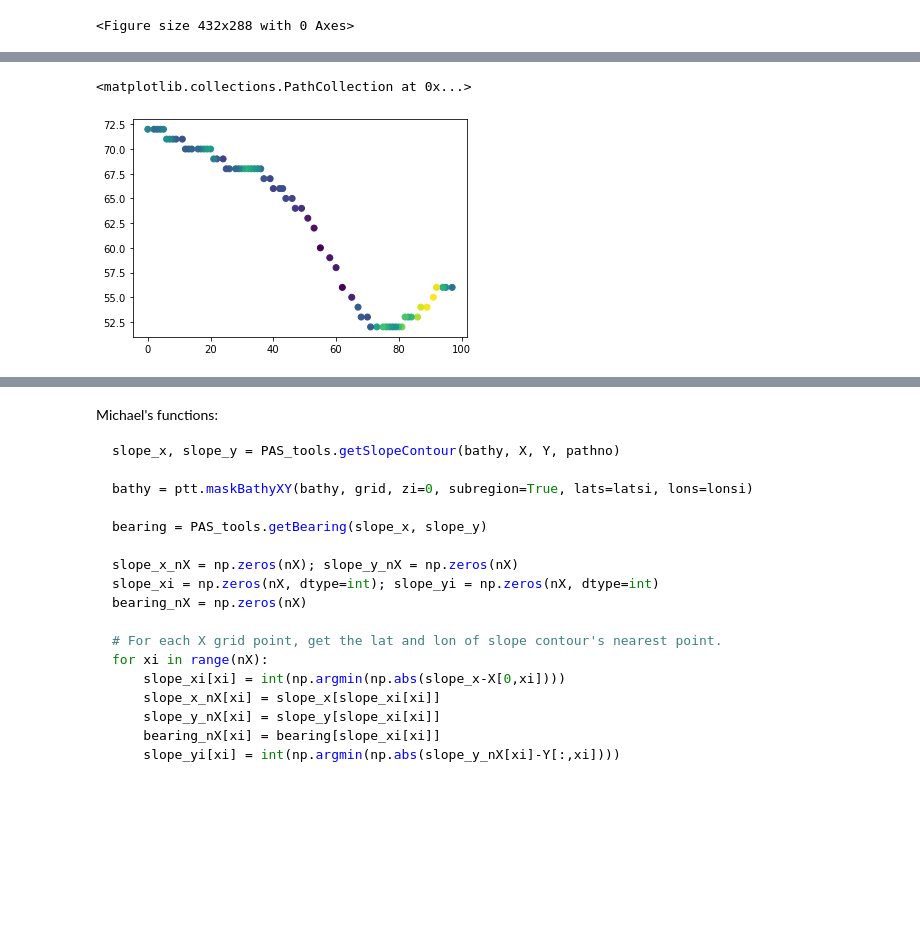
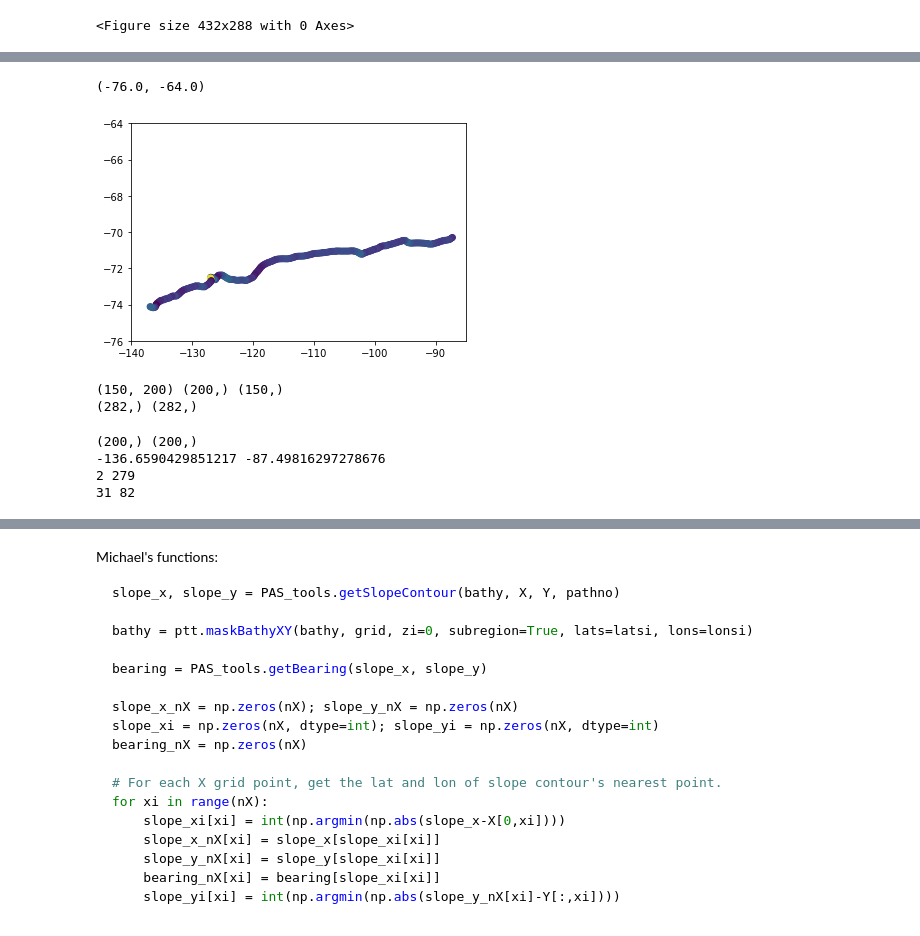
Before and after one commit to brogalla/analysis-birgal, a Jupyter notebook: nemo_config_setup/climate-experiments/ensemble-divergence.ipynb, the cells around one changed output, grey strips where cells are left out. Saved outputs shown, nothing was run; the diff lists cells and outputs as text; code cells hidden in the pictures; blank space fills up the shorter version.

```diff
--- a/nemo_config_setup/climate-experiments/ensemble-divergence.ipynb
+++ b/nemo_config_setup/climate-experiments/ensemble-divergence.ipynb
@@ -150,4 +142,4 @@ slope_x, slope_y = getSlopeContour(nemo_sub.bathy_metry, nemo_sub.x, nemo_sub.y,
 # %% [output]
 <Figure size 432x288 with 0 Axes>
 # %%
-bearing = getBearing(slope_x, slope_y)
+bearing = get_bearing(slope_x, slope_y)
@@ -159 +151,14 @@ plt.scatter(slope_x, slope_y, c=bearing)
+# %%
+plt.scatter(slope_x, slope_y, c=bearing)
+plt.xlim(-140,-85)
+plt.ylim(-76,-64)
+# %% [output]
+(-76.0, -64.0)
+[figure, added]
+# %%
+print(nemo_sub.bathy_metry.shape, nemo_sub.x.shape, nemo_sub.y.shape)
+print(slope_x.shape, slope_y.shape)
+# %% [output]
+(150, 200) (200,) (150,)
+(282,) (282,)
 # %%
@@ -174,5 +180,10 @@ for xi in range(nX):
-# %%
-plt.scatter(slope_xi, slope_yi, c=bearing_nX)
-# %% [output]
-<matplotlib.collections.PathCollection at 0x...>
-[figure, removed]
+# %%
+print(slope_x_nX.shape, slope_y_nX.shape)
+print(slope_x_nX.min(), slope_x_nX.max())
+print(slope_xi.min(), slope_xi.max())
+print(slope_yi.min(), slope_yi.max())
+# %% [output]
+(200,) (200,)
+-136.6590429851217 -87.49816297278676
+2 279
+31 82
```
Also changed, not shown: parts of 15 cells of this notebook.
